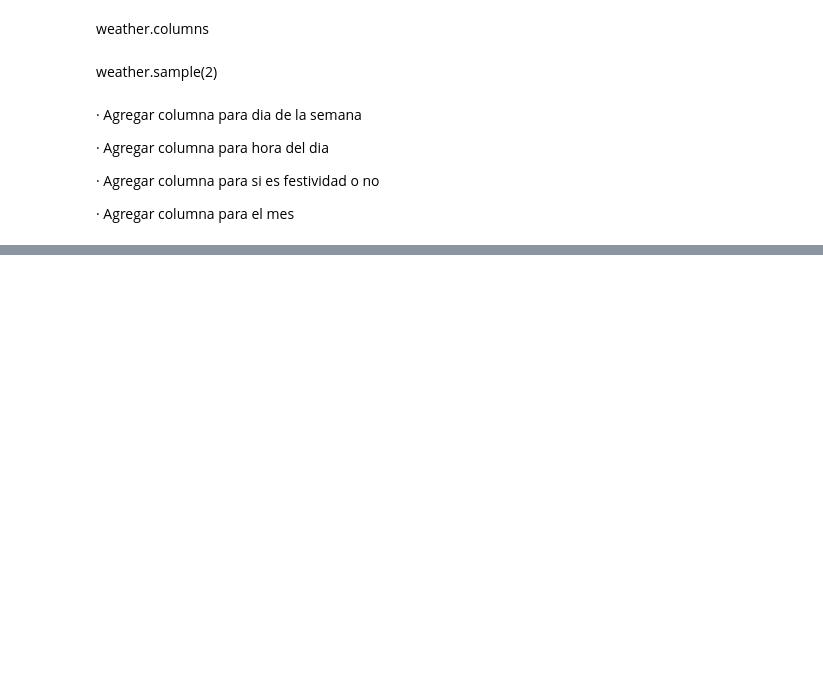
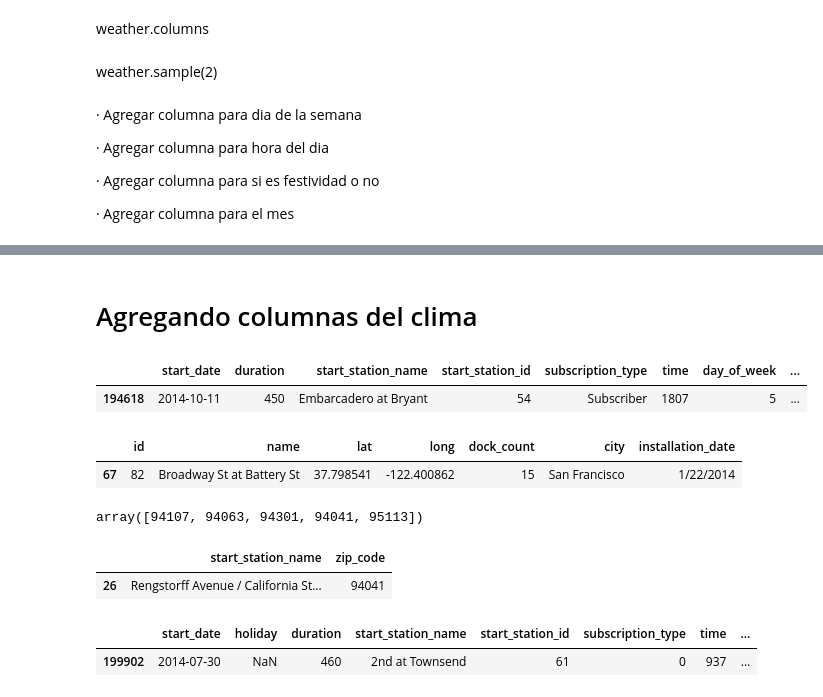
Before and after one commit to pabloernesto/sfBikes, a Jupyter notebook: KNN_Regresion.ipynb, the cells around one changed output, grey strips where cells are left out. Cells and saved outputs as stored; diff of their text form; code cells hidden in the pictures; blank space fills up the shorter version.

Commit message:
se agrego informacion del clima a cada viaje

```diff
--- a/KNN_Regresion.ipynb
+++ b/KNN_Regresion.ipynb
@@ -196,0 +163,7 @@ El algoritmo KNN predice un  22.68 % de los valores, con un error menor al 15%
+# %% [markdown]
+#  Agregando columnas del clima
+# %%
+modifTrip.sample()
+# %% [output]
+|  | start_date | duration | start_station_name | start_station_id | subscription_type | time | day_of_week | ... |
+| 194618 | 2014-10-11 | 450 | Embarcadero at Bryant | 54 | Subscriber | 1807 | 5 | ... |
@@ -196,0 +172,5 @@ El algoritmo KNN predice un  22.68 % de los valores, con un error menor al 15%
+# %%
+station.sample()
+# %% [output]
+|  | id | name | lat | long | dock_count | city | installation_date |
+| 67 | 82 | Broadway St at Battery St | 37.798541 | -122.400862 | 15 | San Francisco | 1/22/2014 |
@@ -196,0 +179,4 @@ El algoritmo KNN predice un  22.68 % de los valores, con un error menor al 15%
+# %%
+weather.zip_code.unique()
+# %% [output]
+array([94107, 94063, 94301, 94041, 95113])
@@ -196,0 +198,5 @@ El algoritmo KNN predice un  22.68 % de los valores, con un error menor al 15%
+# %%
+stationReduced.sample()
+# %% [output]
+|  | start_station_name | zip_code |
+| 26 | Rengstorff Avenue / California St... | 94041 |
@@ -196,0 +205,5 @@ El algoritmo KNN predice un  22.68 % de los valores, con un error menor al 15%
+# %%
+tripsModifWithZipCode.sample()
+# %% [output]
+|  | start_date | holiday | duration | start_station_name | start_station_id | subscription_type | time | ... |
+| 199902 | 2014-07-30 | NaN | 460 | 2nd at Townsend | 61 | 0 | 937 | ... |
```
Also changed, not shown: parts of 57 cells of this notebook.
